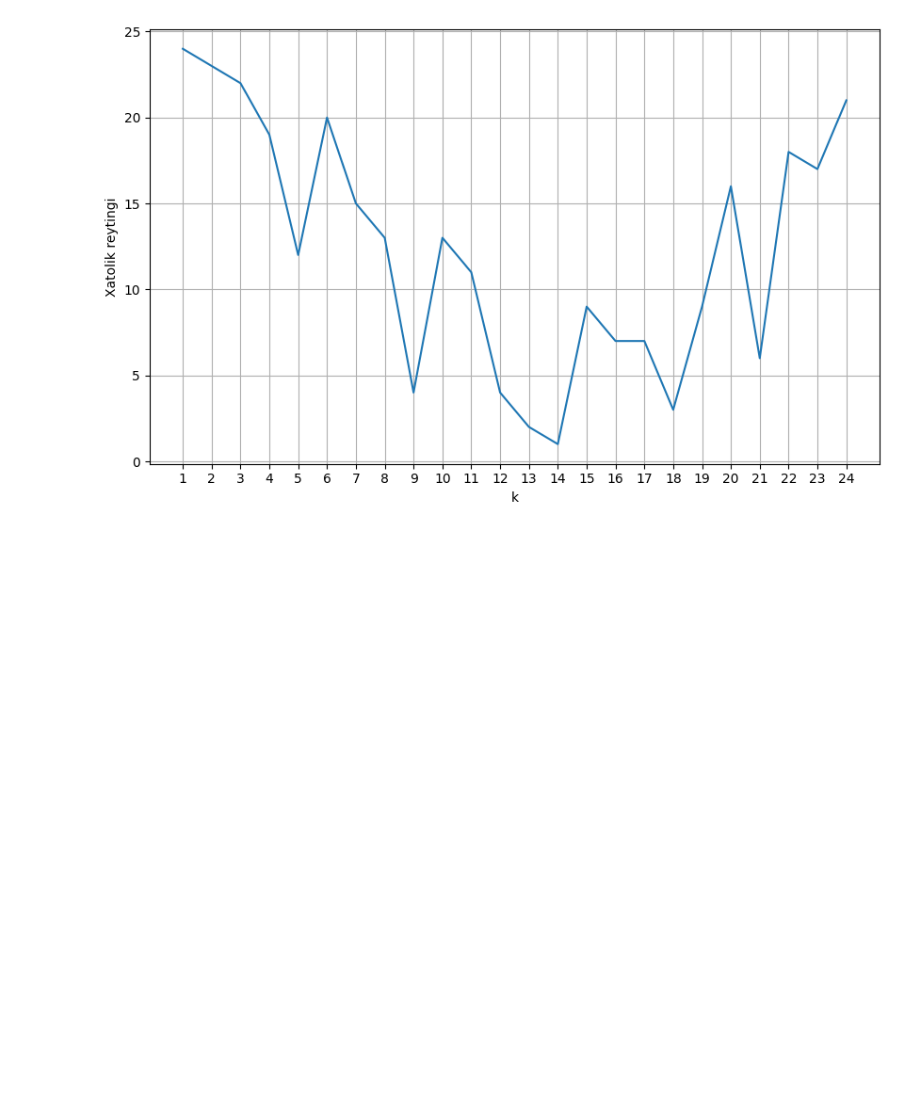
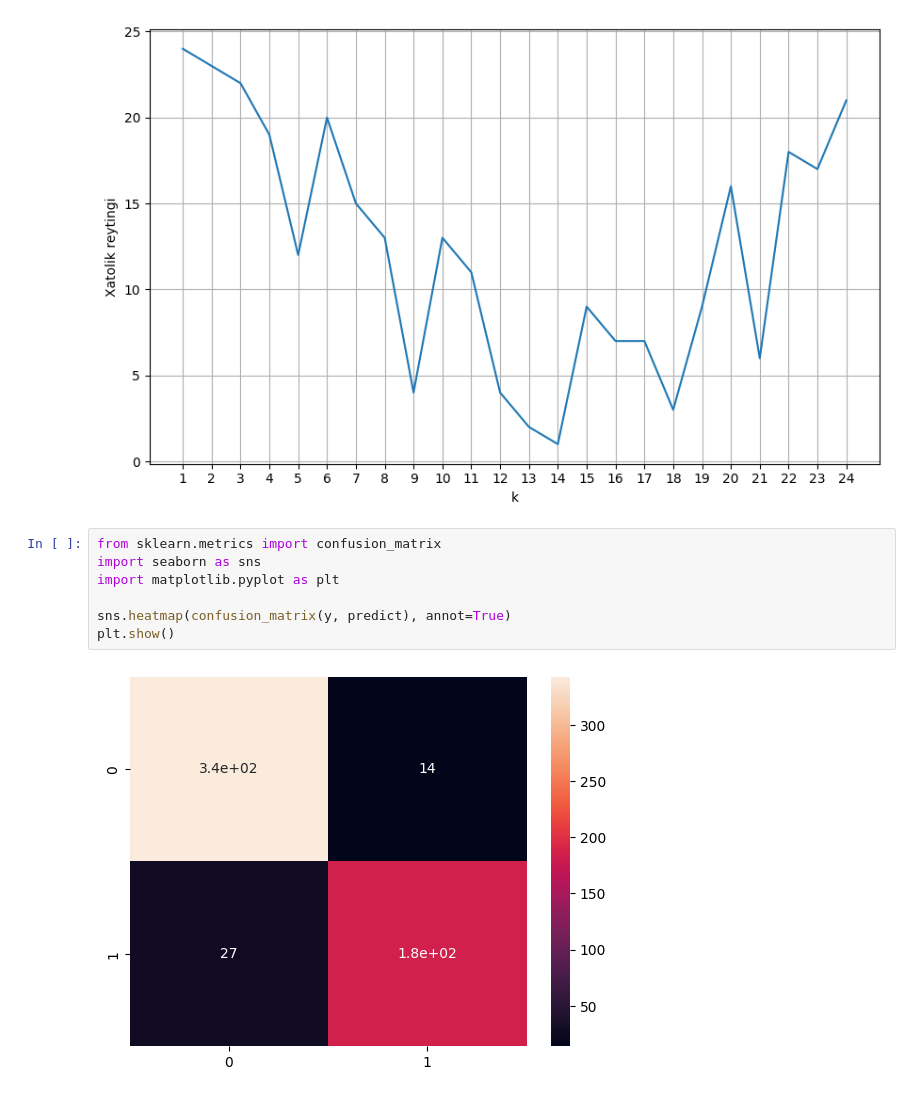
Before and after one commit to mjalol/ML, a Jupyter notebook: Classifatsiya/Ko'krak saratonini aniqlash.ipynb, the cells around one changed output. Cells and saved outputs as stored; diff of their text form; blank space fills up the shorter version.

```diff
--- a/Classifatsiya/Ko'krak saratonini aniqlash.ipynb
+++ b/Classifatsiya/Ko'krak saratonini aniqlash.ipynb
@@ -265,3 +265,12 @@ plt.grid()
 plt.show()
 # %% [output]
 [figure]
+# %%
+from sklearn.metrics import confusion_matrix
+import seaborn as sns
+import matplotlib.pyplot as plt
+
+sns.heatmap(confusion_matrix(y, predict), annot=True)
+plt.show()
+# %% [output]
+[figure, added]
```
Also changed, not shown: parts of 1 cell of this notebook.
